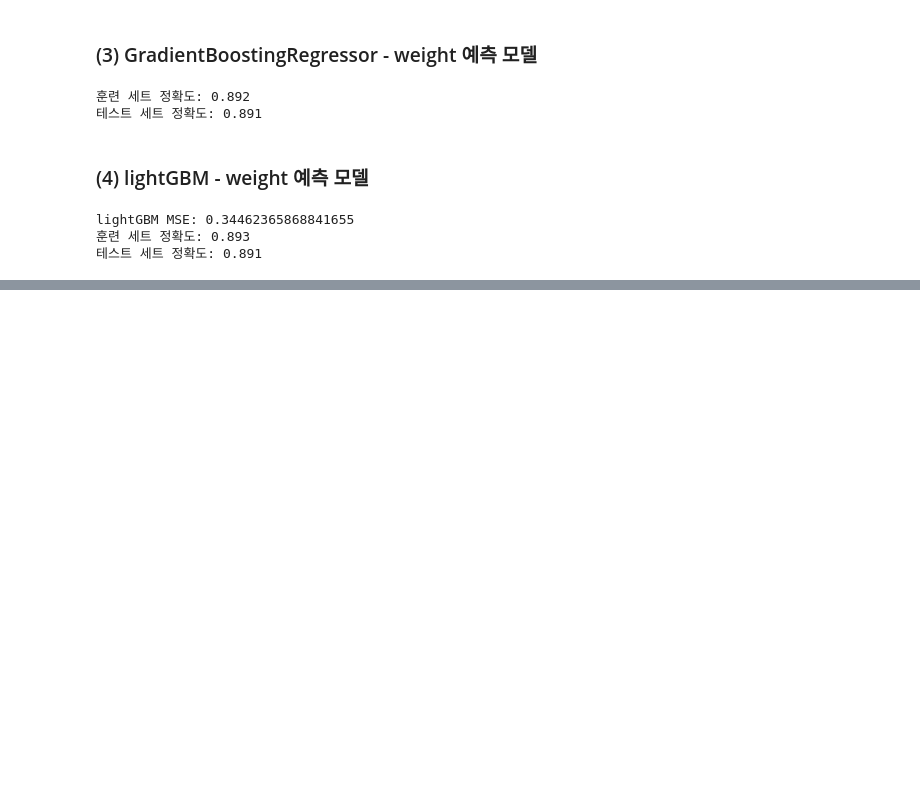
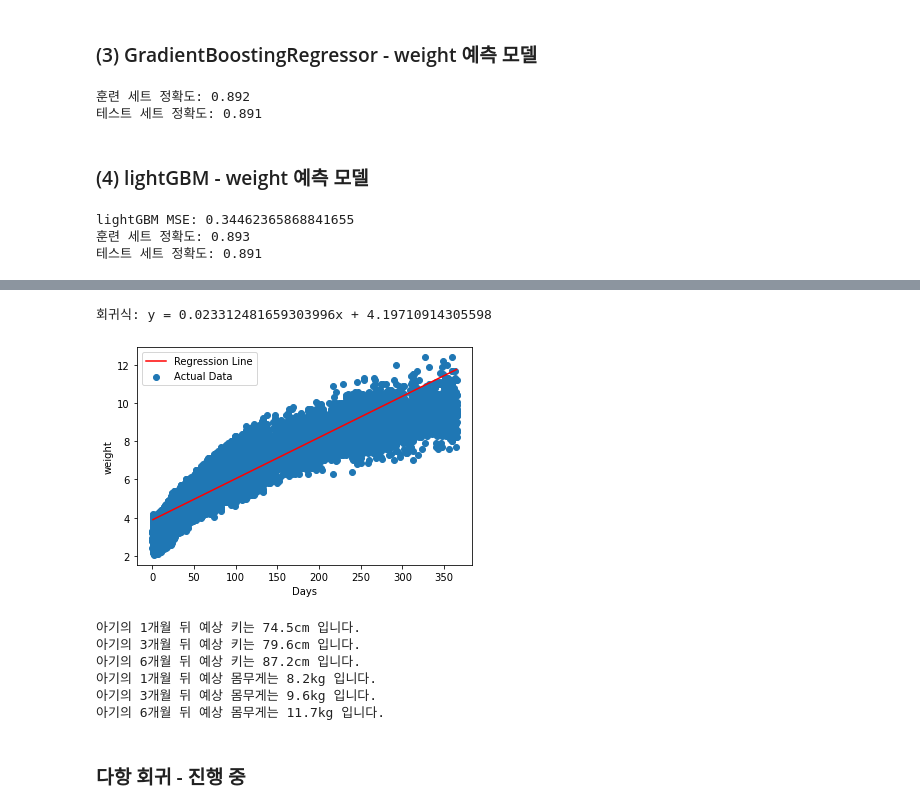
Before and after one commit to ChoKwonHwi/Capston_Project, a Jupyter notebook: ML_DL/first_page_code.ipynb, the cells around one changed output, grey strips where cells are left out. Cells and saved outputs as stored; diff of their text form; code cells hidden in the pictures; blank space fills up the shorter version.

```diff
--- a/ML_DL/first_page_code.ipynb
+++ b/ML_DL/first_page_code.ipynb
@@ -459,0 +673,50 @@ graph_weight
+# %%
+slope = weight_model.coef_[0]
+intercept = weight_model.intercept_
+
+print("회귀식: y = {}x + {}".format(slope, intercept))
+# %% [output]
+회귀식: y = 0.023312481659303996x + 4.19710914305598
+# %%
+import matplotlib.pyplot as plt
+
+# 예측할 범위 설정
+prediction_range = range(1, 366)
+
+# 예측 결과 계산
+predicted_weights = [slope * x + intercept for x in prediction_range]
+
+# 데이터 포인트 그래프로 표시
+plt.scatter(weight_X, weight_y, label='Actual Data')
+
+# 회귀식 그래프로 표시
+plt.plot(prediction_range, predicted_weights, color='red', label='Regression Line')
+
+# 축 레이블 설정
+plt.xlabel('Days')
+plt.ylabel('weight')
+
+# 범례 표시
+plt.legend()
+
+# 그래프 출력
+plt.show()
+# %% [output]
+[figure, added]
+# %%
+# 결과 출력
+print(f"아기의 1개월 뒤 예상 키는 {predicted_heights[29][0]:.1f}cm 입니다.")
+print(f"아기의 3개월 뒤 예상 키는 {predicted_heights[89][0]:.1f}cm 입니다.")
+print(f"아기의 6개월 뒤 예상 키는 {predicted_heights[179][0]:.1f}cm 입니다.")
+print(f"아기의 1개월 뒤 예상 몸무게는 {predicted_weights[29][0]:.1f}kg 입니다.")
+print(f"아기의 3개월 뒤 예상 몸무게는 {predicted_weights[89][0]:.1f}kg 입니다.")
+print(f"아기의 6개월 뒤 예상 몸무게는 {predicted_weights[179][0]:.1f}kg 입니다.")
+# %% [output]
+아기의 1개월 뒤 예상 키는 74.5cm 입니다.
+아기의 3개월 뒤 예상 키는 79.6cm 입니다.
+아기의 6개월 뒤 예상 키는 87.2cm 입니다.
+아기의 1개월 뒤 예상 몸무게는 8.2kg 입니다.
+아기의 3개월 뒤 예상 몸무게는 9.6kg 입니다.
+아기의 6개월 뒤 예상 몸무게는 11.7kg 입니다.
+# %% [markdown]
+### 다항 회귀 - 진행 중
```
Also changed, not shown: parts of 21 cells of this notebook.
